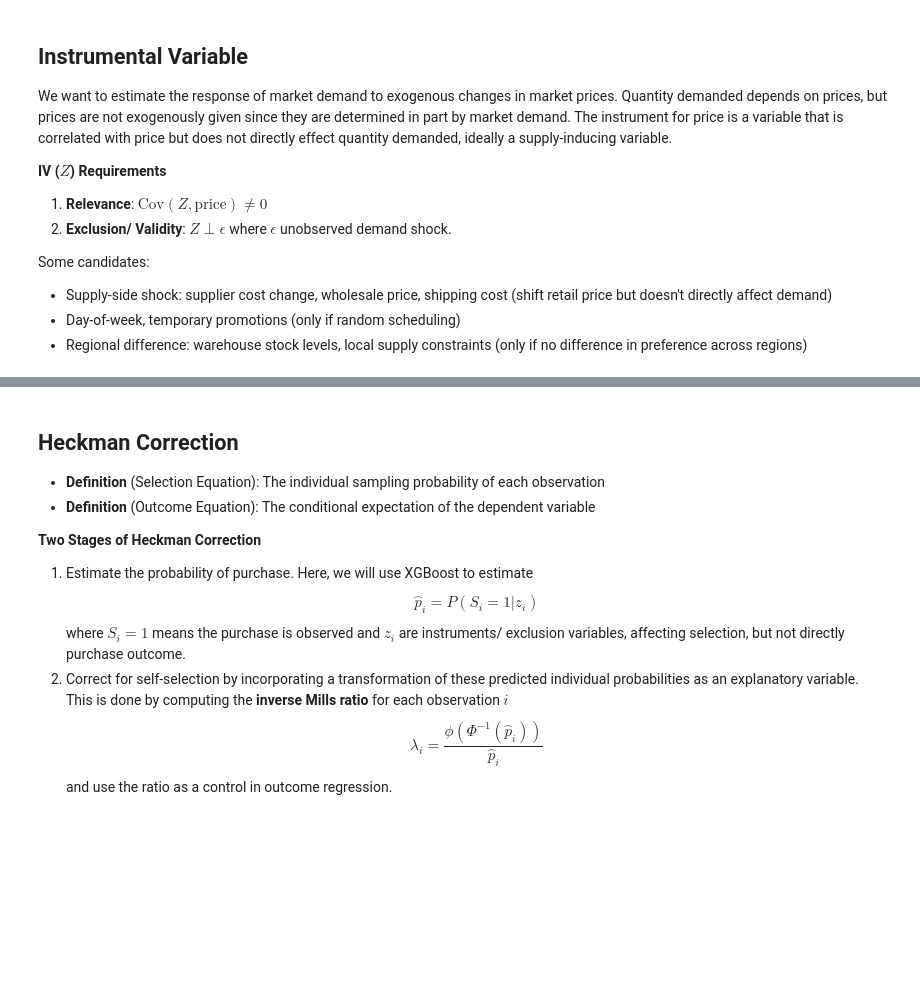
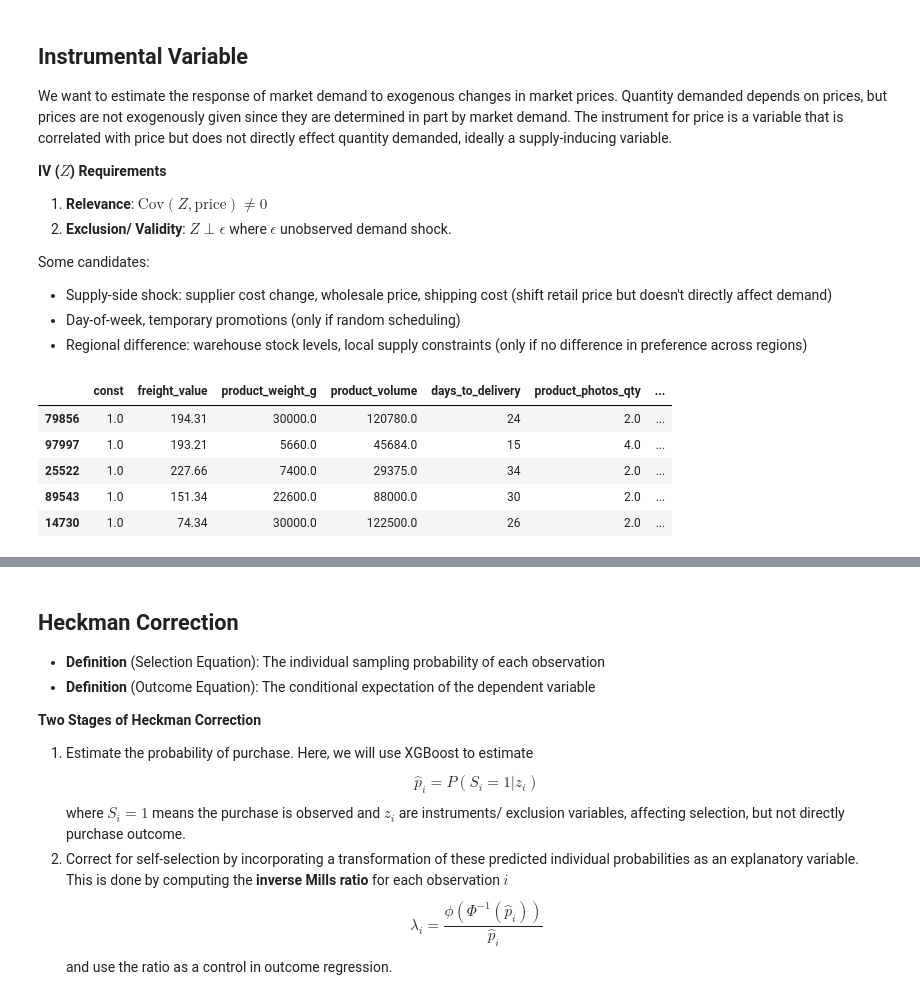
Before and after one commit to jacquelinedoan/pricing_causal, a Jupyter notebook: pricing_causal.ipynb, the cells around one changed output, grey strips where cells are left out. Saved outputs shown, nothing was run; the diff lists cells and outputs as text; code cells hidden in the pictures; blank space fills up the shorter version.

```diff
--- a/pricing_causal.ipynb
+++ b/pricing_causal.ipynb
@@ -232,10 +223,17 @@ covariates = [
+# %%
+price = ['price']
+
+covariates = df.drop(order_purchase_weekday+
+                     seller_state+
+                     price+
+                     ['customer_id', 'product_id', 'quantity']
+                     , axis=1).columns.tolist()
 # %%
 # Empirical Check for Relevance
-X = master[covariates]
-Z = master[iv]
-y = master[price]
+X = df[covariates]
+Z = df[iv]
+y = df[price]
+d = df['quantity']
-# %%
-XZ = sm.add_constant(pd.concat([X, Z], axis=1))
 # %%
 # Empirical Check for Relevance
 import statsmodels.api as sm
@@ -243,8 +241,18 @@ import statsmodels.api as sm
 XZ = sm.add_constant(pd.concat([X, Z], axis=1))
 
 # One-hot encode categorical columns in XZ
-XZ_encoded = pd.get_dummies(XZ, columns= XZ.select_dtypes(include=['object']).columns,
+XZ_encoded = pd.get_dummies(XZ,
+                            columns= XZ.select_dtypes(include=['object']).columns,
                             dummy_na=False)
+# %%
+XZ_encoded.head()
+# %% [output]
+|  | const | freight_value | product_weight_g | product_volume | days_to_delivery | product_photos_qty | ... |
+| 79856 | 1.0 | 194.31 | 30000.0 | 120780.0 | 24 | 2.0 | ... |
+| 97997 | 1.0 | 193.21 | 5660.0 | 45684.0 | 15 | 4.0 | ... |
+| 25522 | 1.0 | 227.66 | 7400.0 | 29375.0 | 34 | 2.0 | ... |
+| 89543 | 1.0 | 151.34 | 22600.0 | 88000.0 | 30 | 2.0 | ... |
+| 14730 | 1.0 | 74.34 | 30000.0 | 122500.0 | 26 | 2.0 | ... |
 # %%
 # An overview look of the IV. F Statistic is > 10, the instruments chosen are strong
 relevance = sm.OLS(y, XZ_encoded.astype(float)).fit()
```
Also changed, not shown: parts of 11 cells of this notebook.
